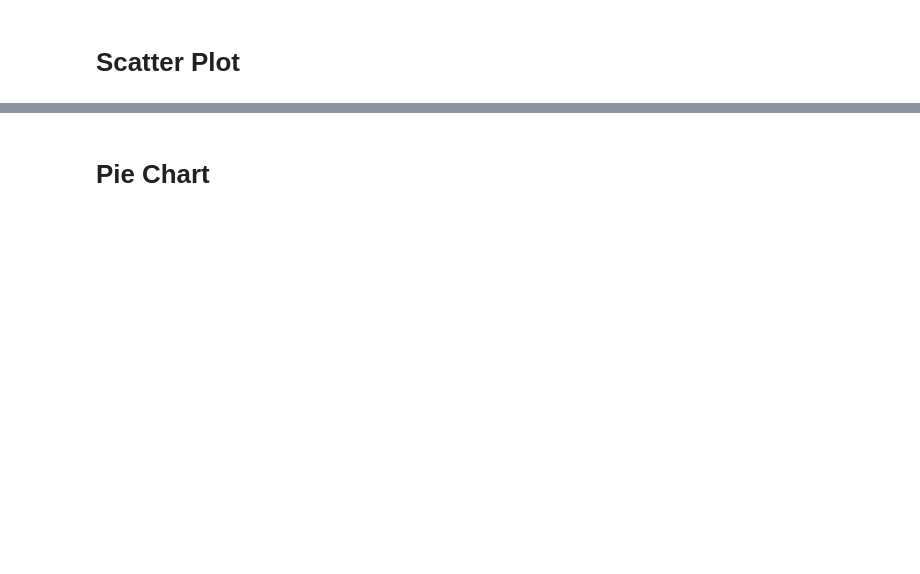
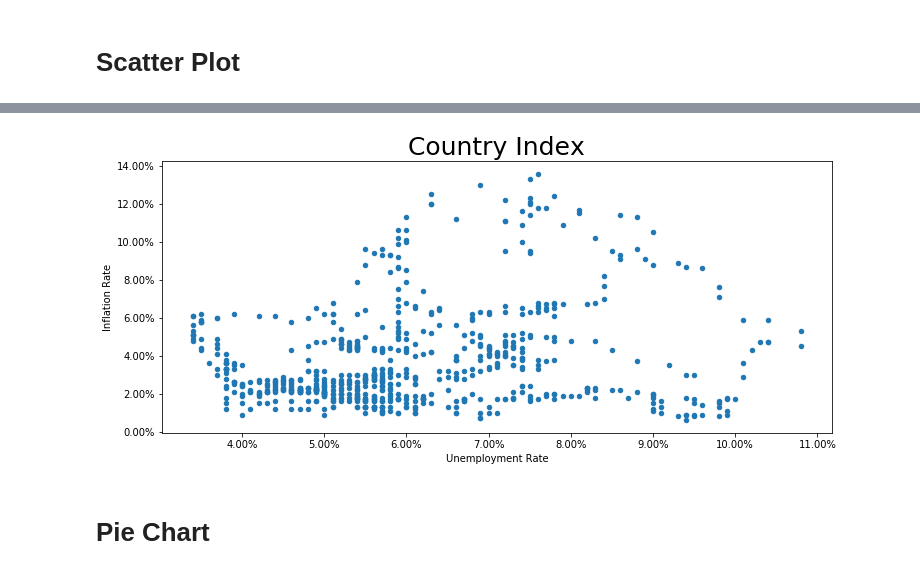
Before and after one commit to woo-chia-wei/python-plotting, a Jupyter notebook: plotting.ipynb, the cells around one changed output, grey strips where cells are left out. Saved outputs shown, nothing was run; the diff lists cells and outputs as text; code cells hidden in the pictures; blank space fills up the shorter version.

```diff
--- a/plotting.ipynb
+++ b/plotting.ipynb
@@ -51,2 +84,5 @@ plt.show()
 # %% [markdown]
 # Scatter Plot
+# %%
+df = pd.read_csv('data/index.csv')
+df.head()
@@ -53,2 +96,11 @@ plt.show()
+# %%
+fig, ax = plt.subplots(figsize=(12, 5))
+df.plot.scatter(ax=ax, x='Unemployment Rate',y='Inflation Rate')
+ax.set_title('Country Index', fontsize=25)
+ax.set_xticklabels(['{:,.2%}'.format(i/100) for i in ax.get_xticks()])
+ax.set_yticklabels(['{:,.2%}'.format(i/100) for i in ax.get_yticks()])
+plt.show()
+# %% [output]
+[figure, added]
 # %% [markdown]
 # Pie Chart
```
Also changed, not shown: parts of 16 cells of this notebook.
